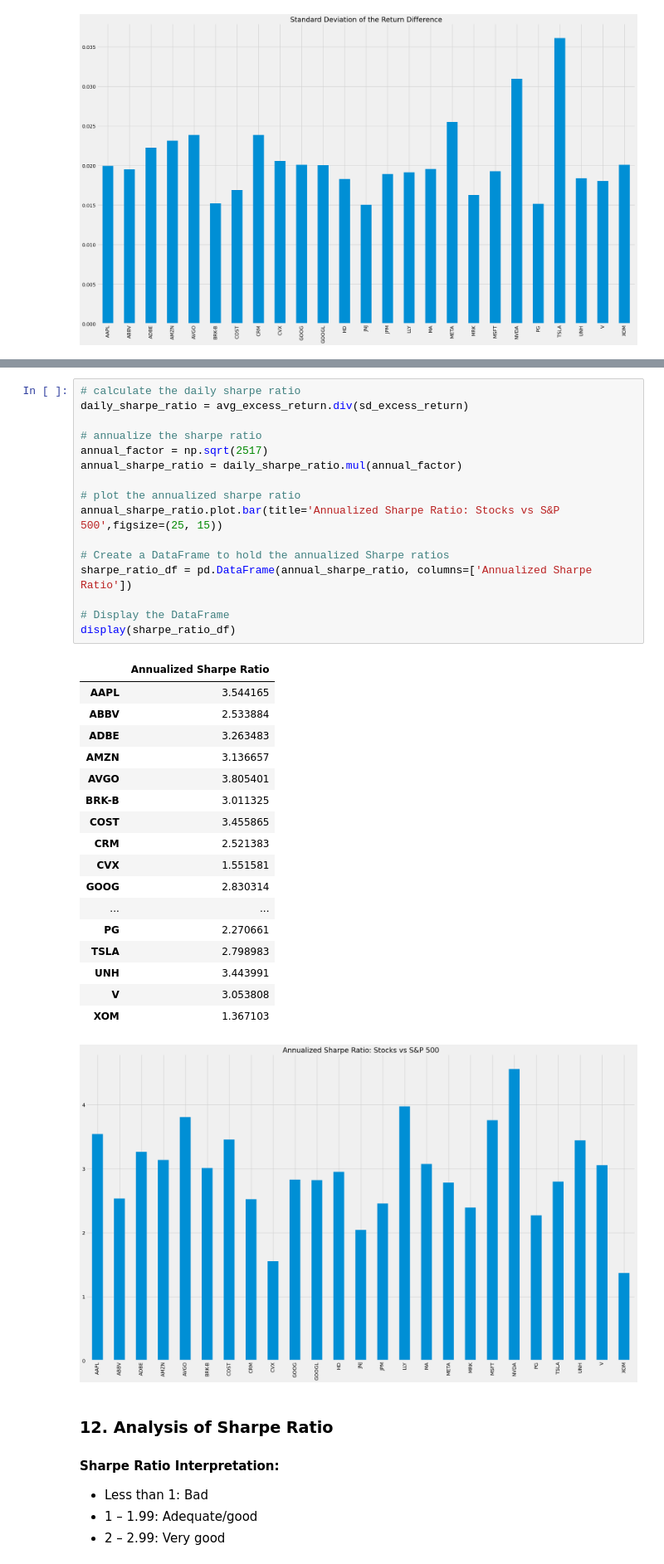
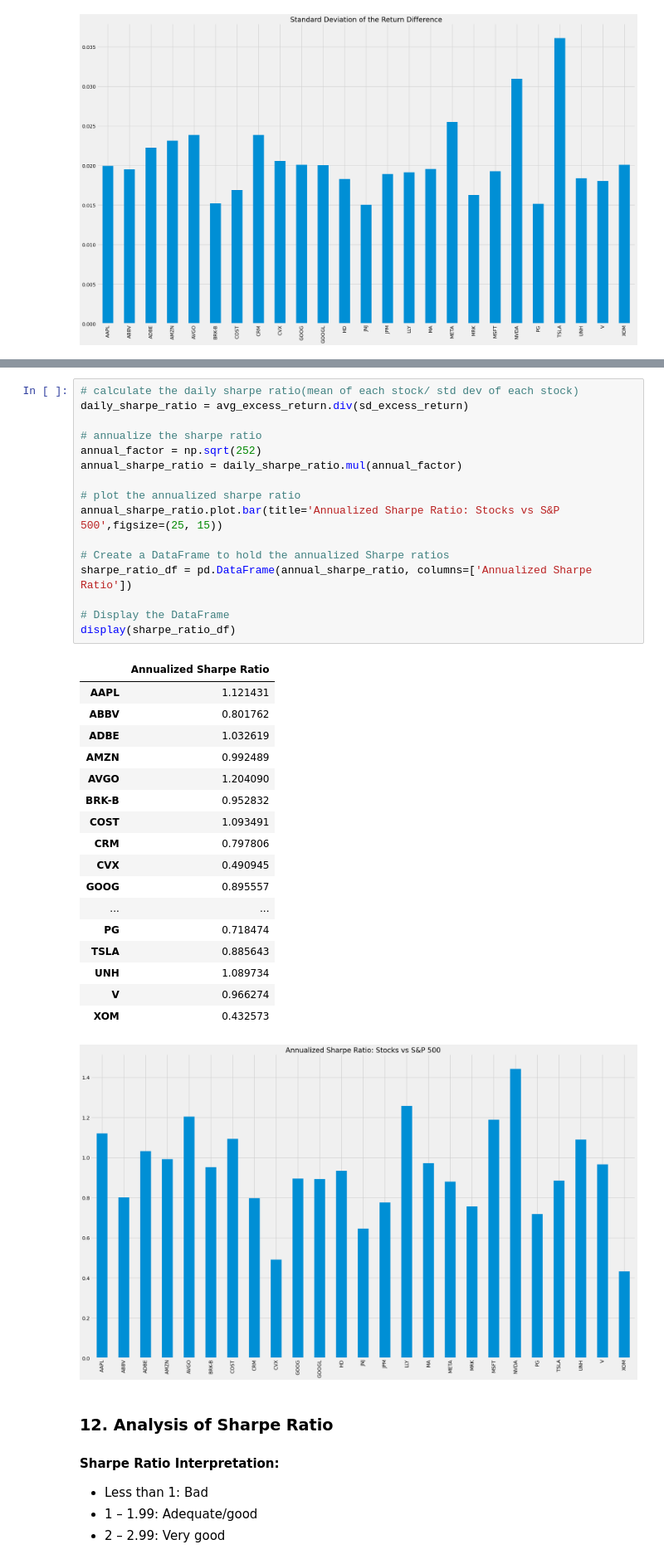
Before and after one commit to kahbelank/Investment-Chatbot, a Jupyter notebook: Data Collection & Processing/sharpe_ratio_analysis.ipynb, the cells around one changed output, grey strips where cells are left out. Shown at 83% size. Saved outputs shown, nothing was run; the diff lists cells and outputs as text.

```diff
--- a/Data Collection & Processing/sharpe_ratio_analysis.ipynb
+++ b/Data Collection & Processing/sharpe_ratio_analysis.ipynb
@@ -321,38 +316,38 @@ sd_excess_return.plot.bar(title='Standard Deviation of the Return Difference', f
 # %%
-# calculate the daily sharpe ratio
+# calculate the daily sharpe ratio(mean of each stock/ std dev of each stock)
 daily_sharpe_ratio = avg_excess_return.div(sd_excess_return)
 
 # annualize the sharpe ratio
-annual_factor = np.sqrt(2517)
+annual_factor = np.sqrt(252)
 annual_sharpe_ratio = daily_sharpe_ratio.mul(annual_factor)
 
 # plot the annualized sharpe ratio
 annual_sharpe_ratio.plot.bar(title='Annualized Sharpe Ratio: Stocks vs S&P 500',figsize=(25, 15))
 
 # Create a DataFrame to hold the annualized Sharpe ratios
 sharpe_ratio_df = pd.DataFrame(annual_sharpe_ratio, columns=['Annualized Sharpe Ratio'])
 
 # Display the DataFrame
 display(sharpe_ratio_df)
 # %% [output]
 |  | Annualized Sharpe Ratio |
-| AAPL | 3.544165 |
-| ABBV | 2.533884 |
-| ADBE | 3.263483 |
-| AMZN | 3.136657 |
-| AVGO | 3.805401 |
-| BRK-B | 3.011325 |
-| COST | 3.455865 |
-| CRM | 2.521383 |
-| CVX | 1.551581 |
-| GOOG | 2.830314 |
+| AAPL | 1.121431 |
+| ABBV | 0.801762 |
+| ADBE | 1.032619 |
+| AMZN | 0.992489 |
+| AVGO | 1.204090 |
+| BRK-B | 0.952832 |
+| COST | 1.093491 |
+| CRM | 0.797806 |
+| CVX | 0.490945 |
+| GOOG | 0.895557 |
 | ... | ... |
-| PG | 2.270661 |
-| TSLA | 2.798983 |
-| UNH | 3.443991 |
-| V | 3.053808 |
-| XOM | 1.367103 |
+| PG | 0.718474 |
+| TSLA | 0.885643 |
+| UNH | 1.089734 |
+| V | 0.966274 |
+| XOM | 0.432573 |
-[figure, old version]
+[figure, new version]
 # %% [markdown]
 ### 12. Analysis of Sharpe Ratio
 
```
Also changed, not shown: parts of 9 cells of this notebook, 3 other files.
